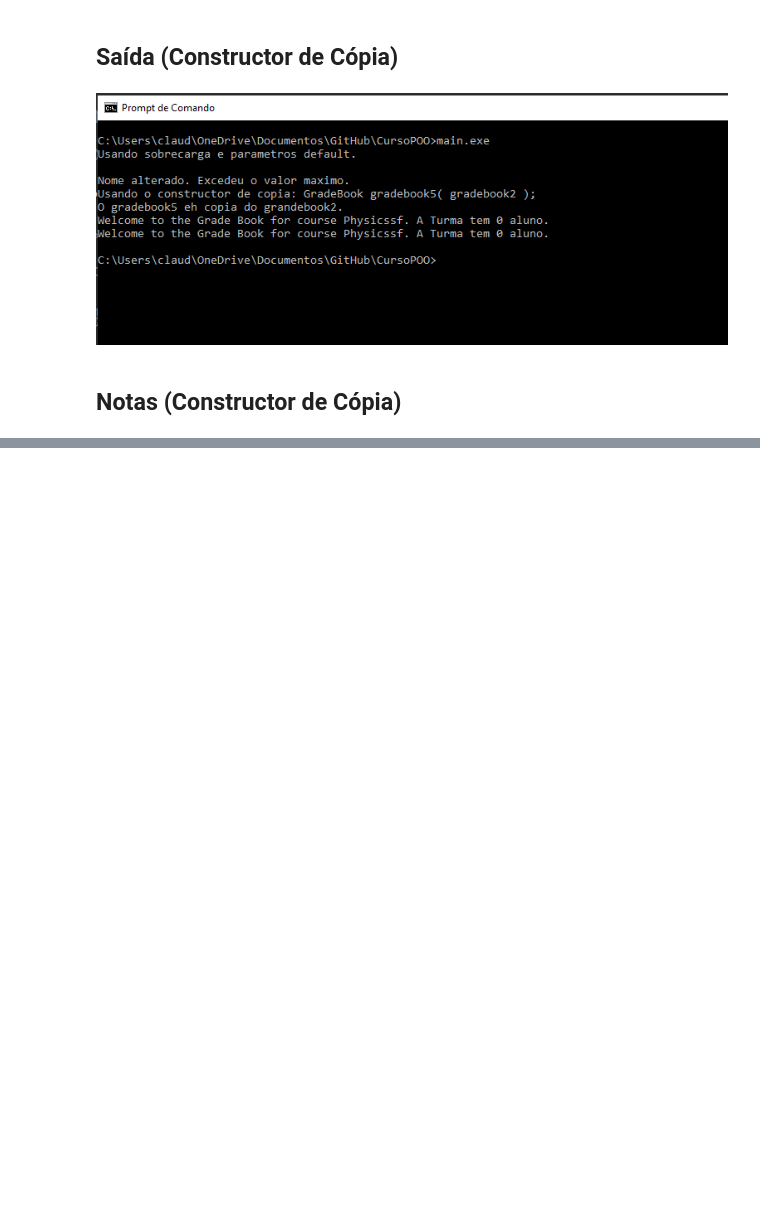
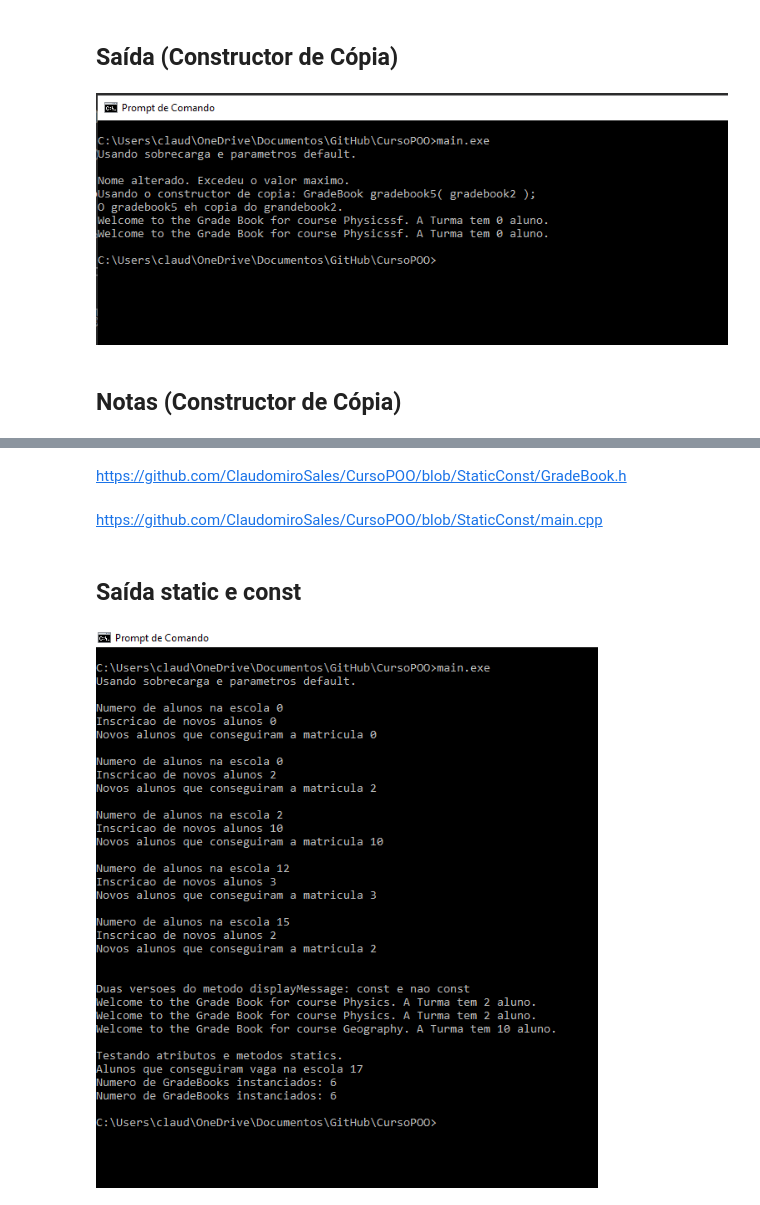
Before and after one commit to ClaudomiroSales/CursoPOO, a Jupyter notebook: IntroPOO.ipynb, the cells around one changed output, grey strips where cells are left out. Drawn from its saved outputs; the diff is of its cells as text; code cells hidden in the pictures; blank space fills up the shorter version.

Commit message:
Const and static em classes
Métodos const
Atributos const and const static
Métodos const static

```diff
--- a/IntroPOO.ipynb
+++ b/IntroPOO.ipynb
@@ -672,0 +851,2 @@ Nota: revisitar o constructor de cópia quando apresentar alocação dinâmica d
+# %% [markdown]
+https://github.com/ClaudomiroSales/CursoPOO/blob/StaticConst/GradeBook.h
@@ -672,0 +856,2 @@ Nota: revisitar o constructor de cópia quando apresentar alocação dinâmica d
+# %% [markdown]
+https://github.com/ClaudomiroSales/CursoPOO/blob/StaticConst/main.cpp
@@ -672,0 +863,6 @@ Nota: revisitar o constructor de cópia quando apresentar alocação dinâmica d
+# %% [markdown]
+## Saída static e const
+# %%
+Image(filename = pathFileImages + 'SaídaConstStatic.png')
+# %% [output]
+[figure, added]
```
Also changed, not shown: parts of 24 cells of this notebook, 1 other file.
